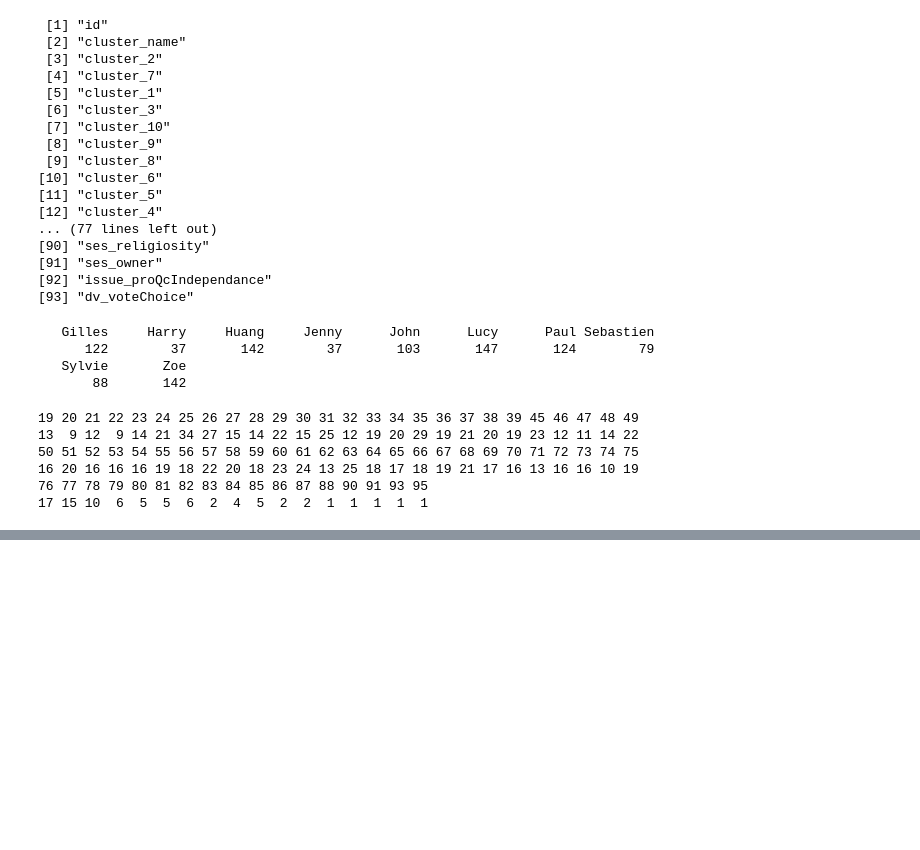
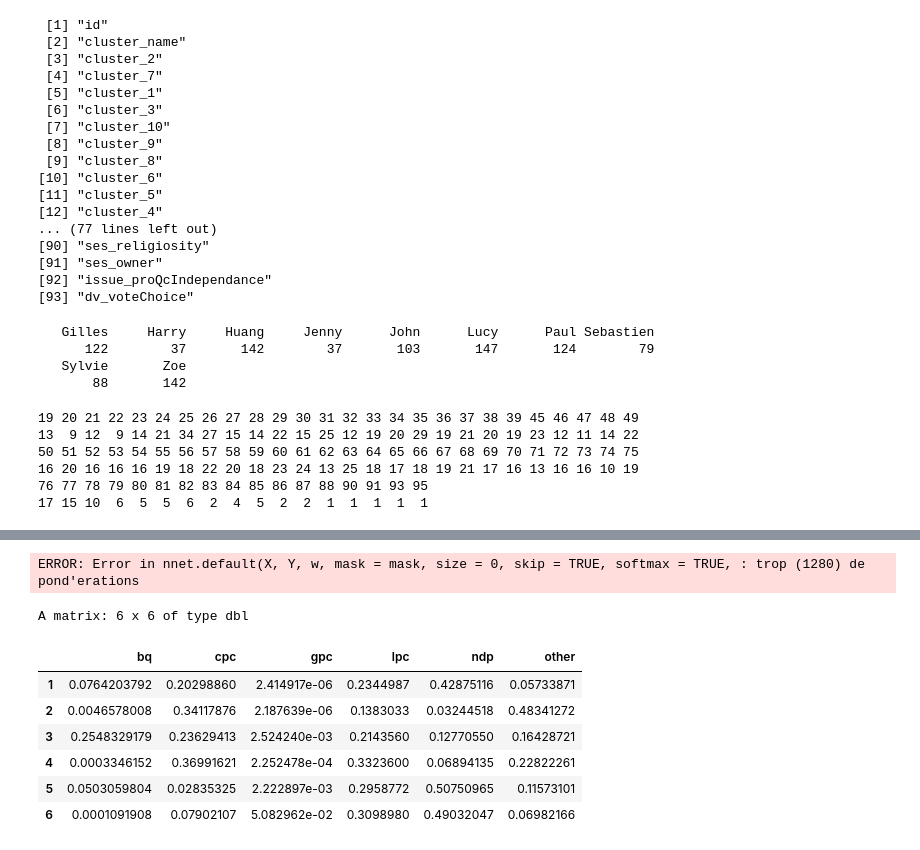
Before and after one commit to clessn/datagotchi_federal_2024, a Jupyter notebook: jegil32/cluster_baselineCan2025/03-8_desc_complete.ipynb, the cells around one changed output, grey strips where cells are left out. Drawn from its saved outputs; the diff is of its cells as text; code cells hidden in the pictures; blank space fills up the shorter version.

```diff
--- a/jegil32/cluster_baselineCan2025/03-8_desc_complete.ipynb
+++ b/jegil32/cluster_baselineCan2025/03-8_desc_complete.ipynb
@@ -4,8 +4,8 @@ library(ggplot2)
 library(dplyr)
 
 # Load Data and Clustering Results
-DataPilot <- readRDS("../../_SharedFolder_datagotchi_federal_2024/data/pilote/dataClean/datagotchi2025_canada_pilotClustering_20250319.rds")
-DataClustering <- readRDS("../../_PrivateFolder_datagotchi_federal_2025/data/clustering/can2025/03_pilot_2025.rds")
+DataPilot <- readRDS("../../_SharedFolder_DataValidation_federal_2024/data/pilote/dataClean/DataValidation2025_canada_pilotClustering_20250319.rds")
+DataClustering <- readRDS("../../_PrivateFolder_DataValidation_federal_2025/data/clustering/can2025/03_pilot_2025.rds")
 names(DataClustering)
 # %% [output]
   [1] "id"                                 "lifestyle_exerciseGym"
@@ -167,7 +167,7 @@ table(DataValidation$cluster_name)
 library(dplyr)
 
 # Sélectionner le cluster
-cluster <- "Gilles"
+cluster <- "Huang"
 cluster_data <- DataValidation %>% filter(cluster_name == cluster)
 
 # Définition d'une liste de variables avec leur étiquette de sortie
@@ -236,8 +236,14 @@ vars_to_print <- list(
   lifestyle_socialMediaTime      = "Temps passe sur les reseaux sociaux (sur 1)",
   lifestyle_typeMorningToEvening = "Preference matinale/soiree (0 = matin, 1 = soir)",
   dv_attitudeLeftvsRight     = "Orientation politique (0 = gauche, 1 = droite)",
-  issue_proQcIndependance    = "Pro-independance du Québec (sur 1)",
-  dv_voteChoice              = "Choix de vote"
+  issue_proQcIndependance    = "Pro-independance du Quebec (sur 1)",
+  dv_voteChoice              = "Choix de vote",
+  rci_LPC = "Appui moyen au LPC (sur 1)",
+  rci_CPC = "Appui moyen au CPC (sur 1)",
+  rci_NDP = "Appui moyen au NDP (sur 1)",
+  rci_BQ = "Appui moyen au BQ (sur 1)",
+  rci_GPC = "Appui moyen au GPC (sur 1)",
+  rci_PPC = "Appui moyen au PPC (sur 1)"
 )
 
 # Boucle pour calculer et imprimer la statistique pour chaque variable
@@ -282,0 +289,38 @@ values
+# %%
+# Charger les packages nécessaires
+library(nnet)
+library(dplyr)
+
+# S'assurer que la variable cluster est un facteur
+DataValidation$cluster_name <- as.factor(DataValidation$cluster_name)
+DataValidation <- droplevels(DataValidation)
+
+# Définir les variables explicatives à partir de la liste (les noms de variables de vars_to_print)
+predictor_vars <- names(vars_to_print)
+
+# Construction de la formule : cluster ~ var1 + var2 + ... + varN
+formula_str <- paste("cluster_name ~", paste(predictor_vars, collapse = " + "))
+model_formula <- as.formula(formula_str)
+
+# Ajustement du modèle multinomial
+multinom_model <- multinom(model_formula, data = DataValidation, maxNWts = 5000)
+
+# Affichage du résumé du modèle
+summary(multinom_model)
+# %% [output]
+ERROR: Error in nnet.default(X, Y, w, mask = mask, size = 0, skip = TRUE, softmax = TRUE, : trop (1280) de pond'erations
+# %%
+# Calcul des probabilités prédites pour chaque observation
+predicted_probs <- predict(multinom_model, newdata = DataValidation, type = "probs")
+
+# Affichage des premières lignes des probabilités prédites
+head(predicted_probs)
+# %% [output]
+A matrix: 6 x 6 of type dbl
+|  | bq | cpc | gpc | lpc | ndp | other |
+| 1 | 0.0764203792 | 0.20298860 | 2.414917e-06 | 0.2344987 | 0.42875116 | 0.05733871 |
+| 2 | 0.0046578008 | 0.34117876 | 2.187639e-06 | 0.1383033 | 0.03244518 | 0.48341272 |
+| 3 | 0.2548329179 | 0.23629413 | 2.524240e-03 | 0.2143560 | 0.12770550 | 0.16428721 |
+| 4 | 0.0003346152 | 0.36991621 | 2.252478e-04 | 0.3323600 | 0.06894135 | 0.22822261 |
+| 5 | 0.0503059804 | 0.02835325 | 2.222897e-03 | 0.2958772 | 0.50750965 | 0.11573101 |
+| 6 | 0.0001091908 | 0.07902107 | 5.082962e-02 | 0.3098980 | 0.49032047 | 0.06982166 |
```
Also changed, not shown: parts of 1 cell of this notebook, 3 other files.
